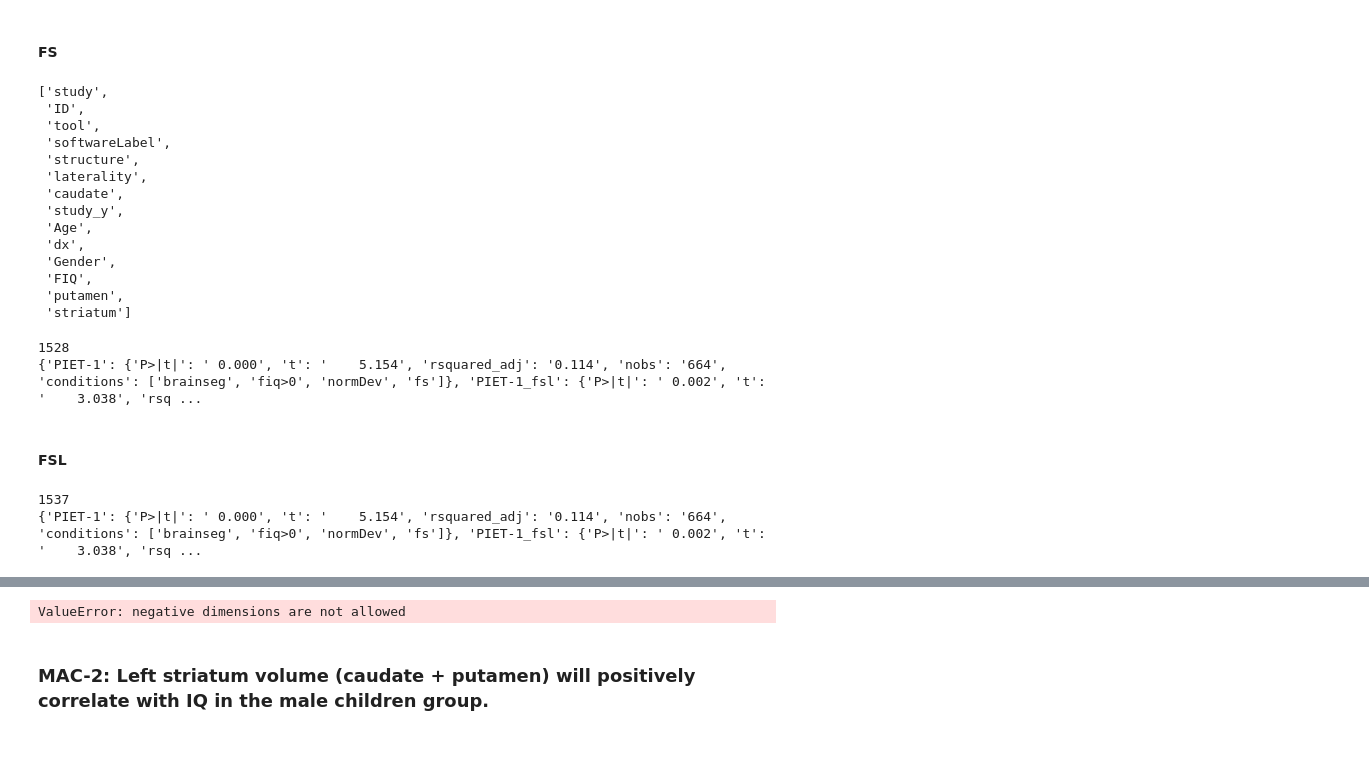
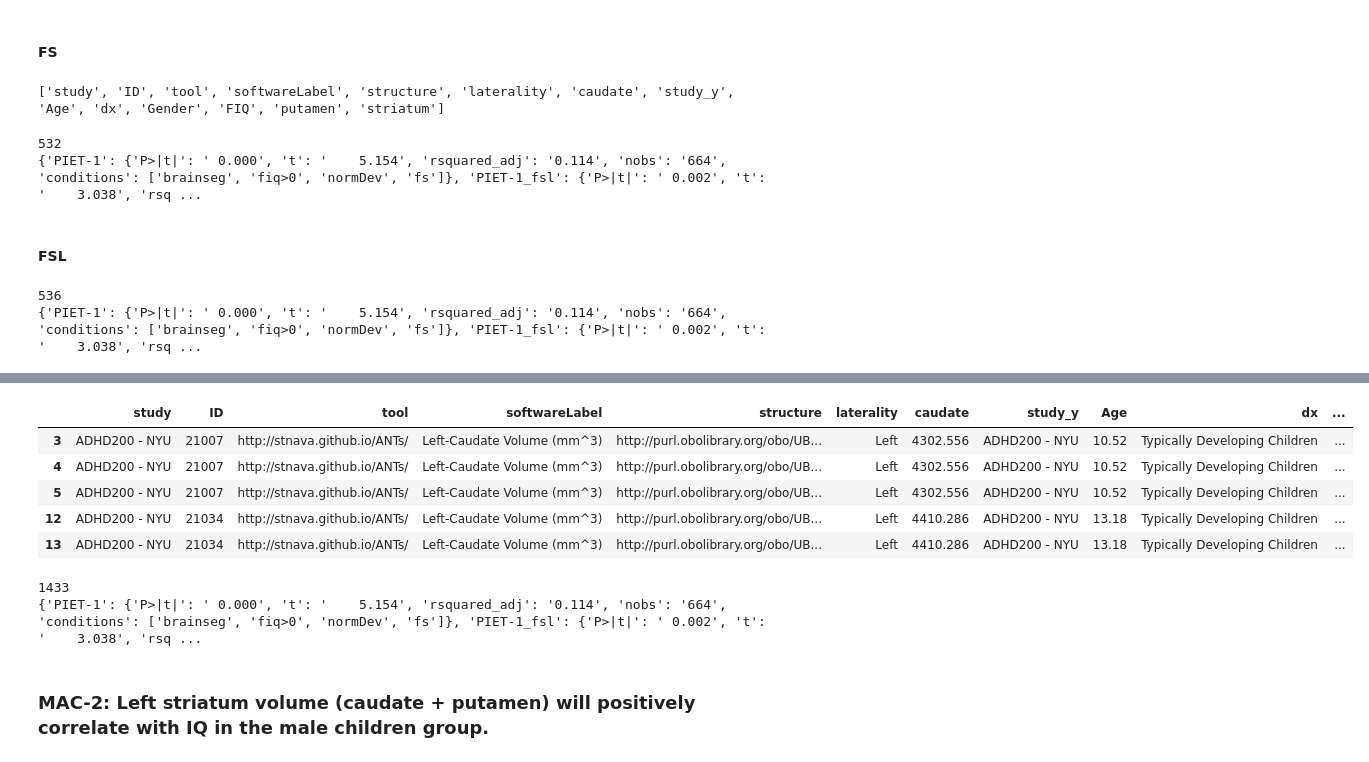
Before and after one commit to jbpoline/simple2_analysis, a Jupyter notebook: simple2-cleaner.ipynb, the cells around one changed output, grey strips where cells are left out. Drawn from its saved outputs; the diff is of its cells as text; code cells hidden in the pictures.

```diff
--- a/simple2-cleaner.ipynb
+++ b/simple2-cleaner.ipynb
@@ -458,0 +452,6 @@ print(len(left_stria))
+# %%
+left_stria = pd.merge(left=left_caud, right=left_put[['ID','putamen','tool']], on=['ID','tool'])
+left_stria['striatum'] = left_stria['caudate'] + left_stria['putamen']
+print(len(left_stria))
+
+left_stria.head(3)
@@ -460,23 +473,10 @@ print(len(left_stria))
 ### MAC-1: Left striatum volume (caudate + putamen) will positively correlate with IQ in the total (male + female) child (age < 20) group.
 # %% [markdown]
 #### FS
-# %%
-list(left_stria)
-# %% [output]
-['study',
- 'ID',
- 'tool',
- 'softwareLabel',
- 'structure',
- 'laterality',
- 'caudate',
- 'study_y',
- 'Age',
- 'dx',
- 'Gender',
- 'FIQ',
- 'putamen',
- 'striatum']
+# %%
+print(list(left_stria))
+# %% [output]
+['study', 'ID', 'tool', 'softwareLabel', 'structure', 'laterality', 'caudate', 'study_y', 'Age', 'dx', 'Gender', 'FIQ', 'putamen', 'striatum']
 # %%
 volume_of = 'striatum_fs'
 hyp_name = 'MAC-1-fs'
@@ -488,21 +488,8 @@ resdic = run_hyp(mac1_child_df, hyp_name, cond_mac+mac1_child_fs,
                      ['FIQ', volume_of, 'study'], resdic=resdic, debug=False)
 
 print(resdic)
-"""
-iq = 'FIQ'
-
-# md = smf.ols(iq + " ~ Q('volume') + Gender + Age + study ", data=tmp) #
-# md = smf.ols(iq + " ~ Q('striatum') + study + TIV ", data=stria) #
-md = smf.ols(iq + " ~ Q('striatum') + study ", data=mac1) #
-mdf = md.fit()
-print(mdf.summary())
-
-varname = "Q('striatum')"
-hyp_name = 'MAC-1'
-resdic.update(md2dic(varname, hyp_name, cond_mac+mac1_cond, mdf=mdf))
-""";
 # %% [output]
-1528
+532
 {'PIET-1': {'P>|t|': ' 0.000', 't': '    5.154', 'rsquared_adj': '0.114', 'nobs': '664', 'conditions': ['brainseg', 'fiq>0', 'normDev', 'fs']}, 'PIET-1_fsl': {'P>|t|': ' 0.002', 't': '    3.038', 'rsq ...
 # %% [markdown]
 #### FSL
@@ -519,18 +506,16 @@ resdic = run_hyp(mac1_child_df, hyp_name, cond_mac+mac1_child_fsl,
 
 print(resdic)
 # %% [output]
-1537
+536
 {'PIET-1': {'P>|t|': ' 0.000', 't': '    5.154', 'rsquared_adj': '0.114', 'nobs': '664', 'conditions': ['brainseg', 'fiq>0', 'normDev', 'fs']}, 'PIET-1_fsl': {'P>|t|': ' 0.002', 't': '    3.038', 'rsq ...
 # %%
 volume_of = 'striatum_ants'
 hyp_name = 'MAC-1-ants'
-mac1_child_ants = ['age<20','ants','adhd']
+mac1_child_ants = ['age<20','ants'] #,'abide']
 mac1_child_df = apply_cond(left_stria, left_stria_condic, mac1_child_ants,
                                                           columns={'striatum':'striatum_ants'})
 print(len(mac1_child_df))
-
-resdic = run_hyp(mac1_child_df, hyp_name, cond_mac+mac1_child_ants,
-                     ['FIQ', volume_of, 'study'], resdic=resdic, debug=False)
-
-print(resdic)
+# list(mac1_child_df)
+print(len(set(mac1_child_df['ID'])))
+mac1_child_df.head(5)
 # %% [output]
@@ -539,4 +524,17 @@ Warning, len(df)==0age<20 ants adhd
-ValueError: negative dimensions are not allowed
+|  | study | ID | tool | softwareLabel | structure | laterality | caudate | study_y | Age | dx | ... |
+| 3 | ADHD200 - NYU | 21007 | http://stnava.github.io/ANTs/ | Left-Caudate Volume (mm^3) | http://purl.obolibrary.org/obo/UB... | Left | 4302.556 | ADHD200 - NYU | 10.52 | Typically Developing Children | ... |
+| 4 | ADHD200 - NYU | 21007 | http://stnava.github.io/ANTs/ | Left-Caudate Volume (mm^3) | http://purl.obolibrary.org/obo/UB... | Left | 4302.556 | ADHD200 - NYU | 10.52 | Typically Developing Children | ... |
+| 5 | ADHD200 - NYU | 21007 | http://stnava.github.io/ANTs/ | Left-Caudate Volume (mm^3) | http://purl.obolibrary.org/obo/UB... | Left | 4302.556 | ADHD200 - NYU | 10.52 | Typically Developing Children | ... |
+| 12 | ADHD200 - NYU | 21034 | http://stnava.github.io/ANTs/ | Left-Caudate Volume (mm^3) | http://purl.obolibrary.org/obo/UB... | Left | 4410.286 | ADHD200 - NYU | 13.18 | Typically Developing Children | ... |
+| 13 | ADHD200 - NYU | 21034 | http://stnava.github.io/ANTs/ | Left-Caudate Volume (mm^3) | http://purl.obolibrary.org/obo/UB... | Left | 4410.286 | ADHD200 - NYU | 13.18 | Typically Developing Children | ... |
+# %%
+resdic = run_hyp(mac1_child_df, hyp_name, cond_mac+mac1_child_ants,
+                     ['FIQ', volume_of, 'study'], resdic=resdic, debug=False)
+
+print(resdic)
+# %% [output]
+1433
+{'PIET-1': {'P>|t|': ' 0.000', 't': '    5.154', 'rsquared_adj': '0.114', 'nobs': '664', 'conditions': ['brainseg', 'fiq>0', 'normDev', 'fs']}, 'PIET-1_fsl': {'P>|t|': ' 0.002', 't': '    3.038', 'rsq ...
 # %% [markdown]
 ### MAC-2: Left striatum volume (caudate + putamen) will positively correlate with IQ in the male children group.
 # %%
```
Also changed, not shown: parts of 7 cells of this notebook.
